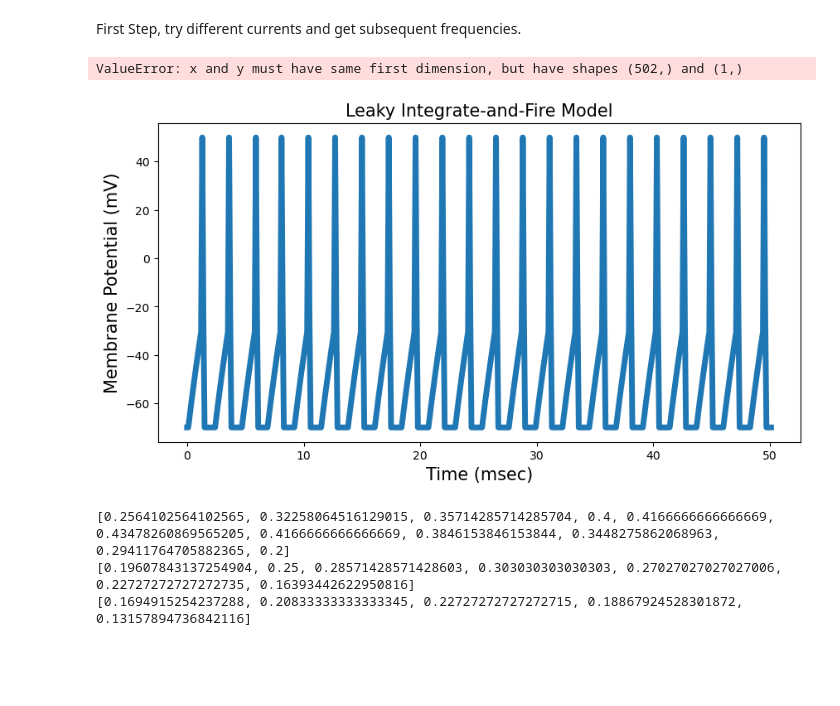
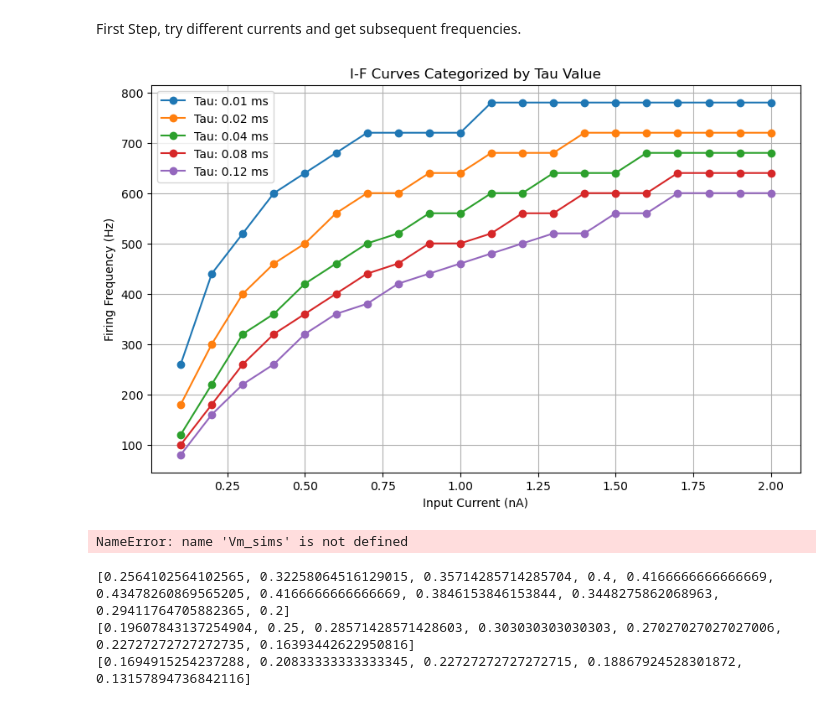
Before and after one commit to Mikerive/NeuroMorphic, a Jupyter notebook: NeuronEmulation/LeakyIntegrateFire.ipynb, the cells around one changed output. Saved outputs shown, nothing was run; the diff lists cells and outputs as text; code cells hidden in the pictures; blank space fills up the shorter version.

Commit message:
Succesfully simulate I-F curves

```diff
--- a/NeuronEmulation/LeakyIntegrateFire.ipynb
+++ b/NeuronEmulation/LeakyIntegrateFire.ipynb
@@ -25,18 +25,19 @@ class LeakyIntegrateAndFireModel:
         self.tau_m = self.Rm * 1e3 * self.Cm * 1e-6  # Membrane time constant
 
 
-    def simulate(self):
+    def simulate(self, plot = False):
         # Update the time array based on T and dt
         self.time = np.arange(0, self.T * 1e-3 + self.dt * 1e-3, self.dt * 1e-3)
         # Triangular stimulation
-        self.stim = float(self.I) * 1e-3 * signal.windows.triang(len(self.time))
+        self.stim = np.ones(len(self.time)) * float(self.I) * 1e-3
 
         # Array to hold spike times for each set of Rm and Cm values
         spikes = []
         tau_m = self.Rm * 1e3 * self.Cm * 1e-6
         Vm = np.ones(len(self.time)) * self.vRest * 1e-3  # Reset Vm for each simulation
         Vm, spikes = self.simulation_step(self.t_init, self.vRest, self.Rm, self.Cm, tau_m, self.vTh, self.vSpike, self.stim, self.time, Vm)
-        self.neural_plot(self.time, Vm, self.stim, spikes, self.vTh)
+        if plot == True:
+            self.neural_plot(self.time, Vm, self.stim, spikes, self.vTh)
         return Vm, spikes
 
     def simulation_step(self, t_init, vRest, Rm, Cm, tau_m, vTh, vSpike, stim, time, Vm):
@@ -68,17 +69,49 @@ class LeakyIntegrateAndFireModel:
         plt.show()
 # %% [markdown]
 First Step, try different currents and get subsequent frequencies.
-# %%
-currents = [0.2, 0.4, 0.5, 0.6, 0.7, 0.8, 0.9, 1.0]
-
-for current in currents:
-    model = LeakyIntegrateAndFireModel(
-        dt=0.1, t_init=0, T=50, vRest=-70, vTh=-30, tau_ref=1, vSpike=50, I=current, Rm=1.0, Cm=5.0
-    )
-    model.simulate()
-# %% [output]
-ValueError: x and y must have same first dimension, but have shapes (502,) and (1,)
-[figure, removed]
+# %%
+# Initialize the plot
+plt.figure(figsize=(10, 6))
+
+# Membrane resistance and capacitance values
+Rms = np.array([1, 2, 3, 4, 5])  # Membrane resistance in MOhms
+Cms = np.array([5, 10, 15, 20, 25])  # Membrane capacitance in uF
+
+# Calculate tau values
+tau_ms = Rms * 1e3 * Cms * 1e-6
+
+# Loop over each Rm and Cm pair
+for Rm, Cm, tau in zip(Rms, Cms, tau_ms):
+    currents = [0.1, 0.2, 0.3, 0.4, 0.5, 0.6, 0.7, 0.8, 0.9, 1.0, 1.1, 1.2, 1.3, 1.4, 1.5, 1.6, 1.7, 1.8, 1.9, 2.0]
+    frequencies = []
+
+    # Run simulations for each current
+    for current in currents:
+        model = LeakyIntegrateAndFireModel(
+            dt=0.1, t_init=0, T=50, vRest=-70, vTh=-30, tau_ref=1, vSpike=50, I=current, Rm=Rm, Cm=Cm
+        )
+        Vm, spikes = model.simulate()
+
+        # Calculate firing frequency
+        frequency = len(spikes) / (model.T / 1000)  # Convert T to seconds
+        frequencies.append(frequency)
+
+    # Plotting the I-F curve for this Rm and Cm
+    plt.plot(currents, frequencies, marker='o', label=f'Tau: {tau:.2f} ms')
+
+# Finalize the plot
+plt.title('I-F Curves Categorized by Tau Value')
+plt.xlabel('Input Current (nA)')
+plt.ylabel('Firing Frequency (Hz)')
+plt.legend()
+plt.grid(True)
+plt.show()
+# %% [output]
+[figure, added]
+# %%
+Vm_sims
+# %% [output]
+NameError: name 'Vm_sims' is not defined
 # %%
 
 for spikes in spike_sims:
```
